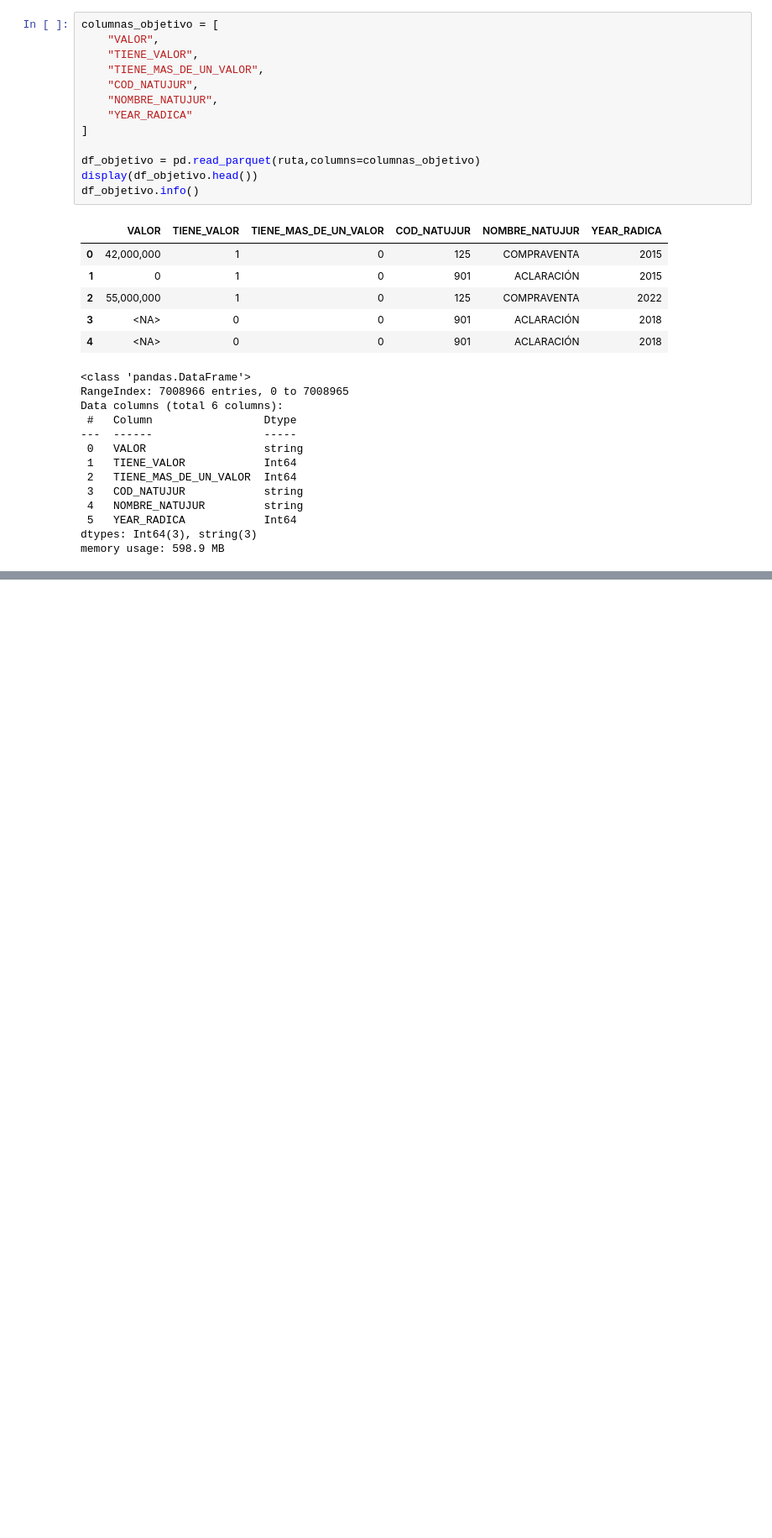
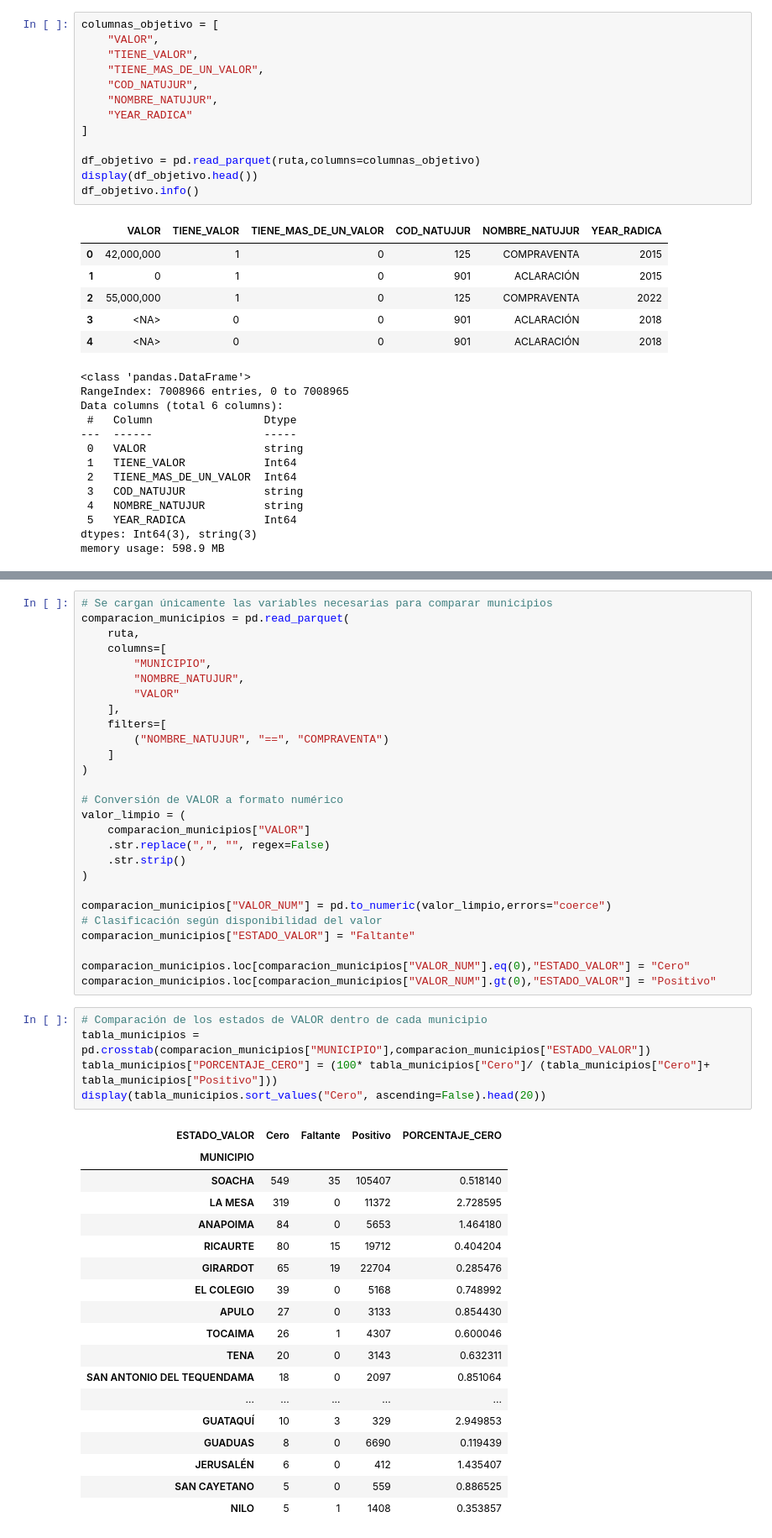
Before and after one commit to wlicona473/Proyecto_Inmobiliario_Nube, a Jupyter notebook: notebooks/01_redefinicion_supervisada.ipynb, the cells around one changed output, grey strips where cells are left out. Shown at 84% size. Cells and saved outputs as stored; diff of their text form; blank space fills up the shorter version.

Commit message:
Avanza redefinicion supervisada y seleccion inicial de variables

```diff
--- a/notebooks/01_redefinicion_supervisada.ipynb
+++ b/notebooks/01_redefinicion_supervisada.ipynb
@@ -159,0 +322,51 @@ tabla_actos.sort_values("Positivo",ascending=False).head(20)
+# %%
+# Se cargan únicamente las variables necesarias para comparar municipios
+comparacion_municipios = pd.read_parquet(
+    ruta,
+    columns=[
+        "MUNICIPIO",
+        "NOMBRE_NATUJUR",
+        "VALOR"
+    ],
+    filters=[
+        ("NOMBRE_NATUJUR", "==", "COMPRAVENTA")
+    ]
+)
+
+# Conversión de VALOR a formato numérico
+valor_limpio = (
+    comparacion_municipios["VALOR"]
+    .str.replace(",", "", regex=False)
+    .str.strip()
+)
+
+comparacion_municipios["VALOR_NUM"] = pd.to_numeric(valor_limpio,errors="coerce")
+# Clasificación según disponibilidad del valor
+comparacion_municipios["ESTADO_VALOR"] = "Faltante"
+
+comparacion_municipios.loc[comparacion_municipios["VALOR_NUM"].eq(0),"ESTADO_VALOR"] = "Cero"
+comparacion_municipios.loc[comparacion_municipios["VALOR_NUM"].gt(0),"ESTADO_VALOR"] = "Positivo"
+# %%
+# Comparación de los estados de VALOR dentro de cada municipio
+tabla_municipios = pd.crosstab(comparacion_municipios["MUNICIPIO"],comparacion_municipios["ESTADO_VALOR"])
+tabla_municipios["PORCENTAJE_CERO"] = (100* tabla_municipios["Cero"]/ (tabla_municipios["Cero"]+ tabla_municipios["Positivo"]))
+display(tabla_municipios.sort_values("Cero", ascending=False).head(20))
+# %% [output]
+| ESTADO_VALOR | Cero | Faltante | Positivo | PORCENTAJE_CERO |
+| MUNICIPIO |  |  |  |  |
+| SOACHA | 549 | 35 | 105407 | 0.518140 |
+| LA MESA | 319 | 0 | 11372 | 2.728595 |
+| ANAPOIMA | 84 | 0 | 5653 | 1.464180 |
+| RICAURTE | 80 | 15 | 19712 | 0.404204 |
+| GIRARDOT | 65 | 19 | 22704 | 0.285476 |
+| EL COLEGIO | 39 | 0 | 5168 | 0.748992 |
+| APULO | 27 | 0 | 3133 | 0.854430 |
+| TOCAIMA | 26 | 1 | 4307 | 0.600046 |
+| TENA | 20 | 0 | 3143 | 0.632311 |
+| SAN ANTONIO DEL TEQUENDAMA | 18 | 0 | 2097 | 0.851064 |
+| ... | ... | ... | ... | ... |
+| GUATAQUÍ | 10 | 3 | 329 | 2.949853 |
+| GUADUAS | 8 | 0 | 6690 | 0.119439 |
+| JERUSALÉN | 6 | 0 | 412 | 1.435407 |
+| SAN CAYETANO | 5 | 0 | 559 | 0.886525 |
+| NILO | 5 | 1 | 1408 | 0.353857 |
```
Also changed, not shown: parts of 85 cells of this notebook.
